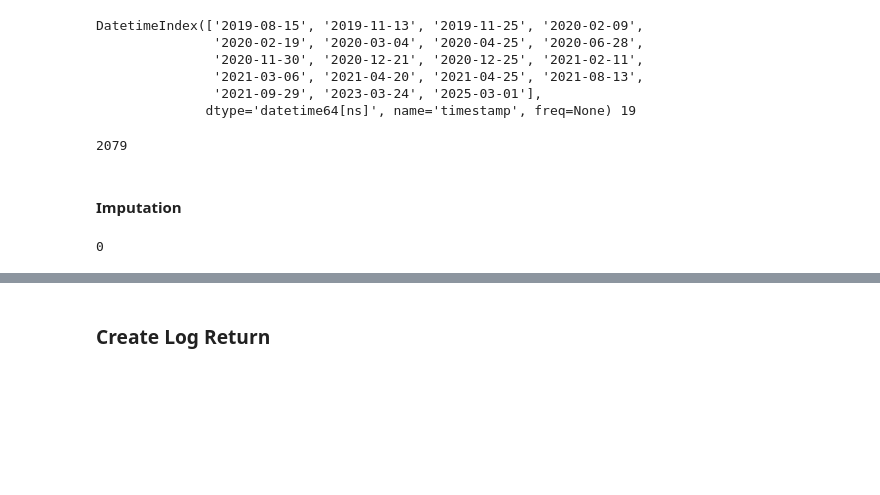
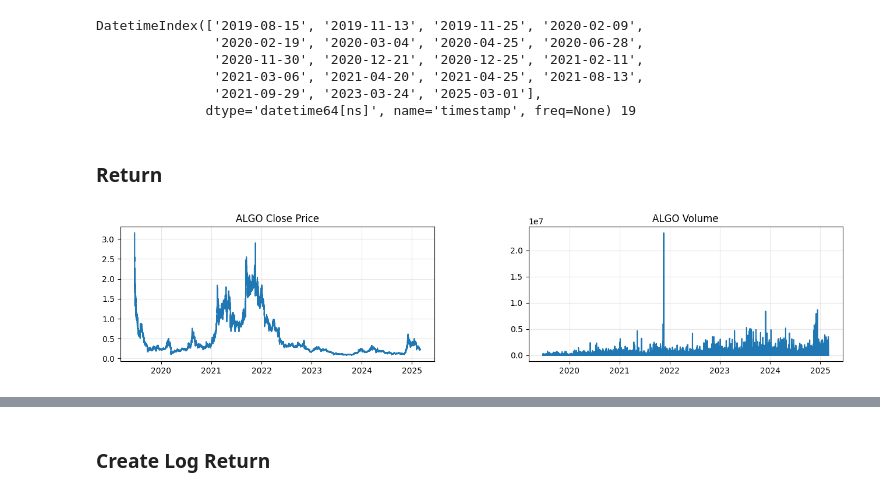
Before and after one commit to kiwi-lemongrass/DSE4101_Individual-Project, a Jupyter notebook: src/pre.ipynb, the cells around one changed output, grey strips where cells are left out. Cells and saved outputs as stored; diff of their text form; code cells hidden in the pictures; blank space fills up the shorter version.

```diff
--- a/src/pre.ipynb
+++ b/src/pre.ipynb
@@ -70,19 +70,18 @@ DatetimeIndex(['2019-08-15', '2019-11-13', '2019-11-25', '2020-02-09',
 # %%
 # Drop 2025-03-01 data
 df = df[:'2025-02-28']
-# %%
-# find number of days from 2019-06-22 to 2025-02-28
-days = len(pd.date_range(start='2019-06-22', end='2025-02-28', freq='D'))
-print(days)
-# %% [output]
-2079
 # %% [markdown]
-#### Imputation
+### Return
-# %%
-# create a new dataframe for imputed data
-df_complete = df.ffill()
-
-# check if there are any missing values
-print(df_complete.isnull().sum().sum())
-# %% [output]
-0
+# %%
+# Plot daily close price and volume
+fig, ax = plt.subplots(1, 2, figsize=(16, 3))
+plt.subplots_adjust(wspace=0.3)
+ax[0].plot(df['close'])
+ax[0].set_title('ALGO Close Price')
+ax[0].grid(alpha=0.3)
+ax[1].plot(df['volume'])
+ax[1].set_title('ALGO Volume')
+ax[1].grid(alpha=0.3)
+plt.savefig('../fig/Algorand Price and Volume.png')
+# %% [output]
+[figure, added]
```
Also changed, not shown: parts of 13 cells of this notebook, 10 other files.
